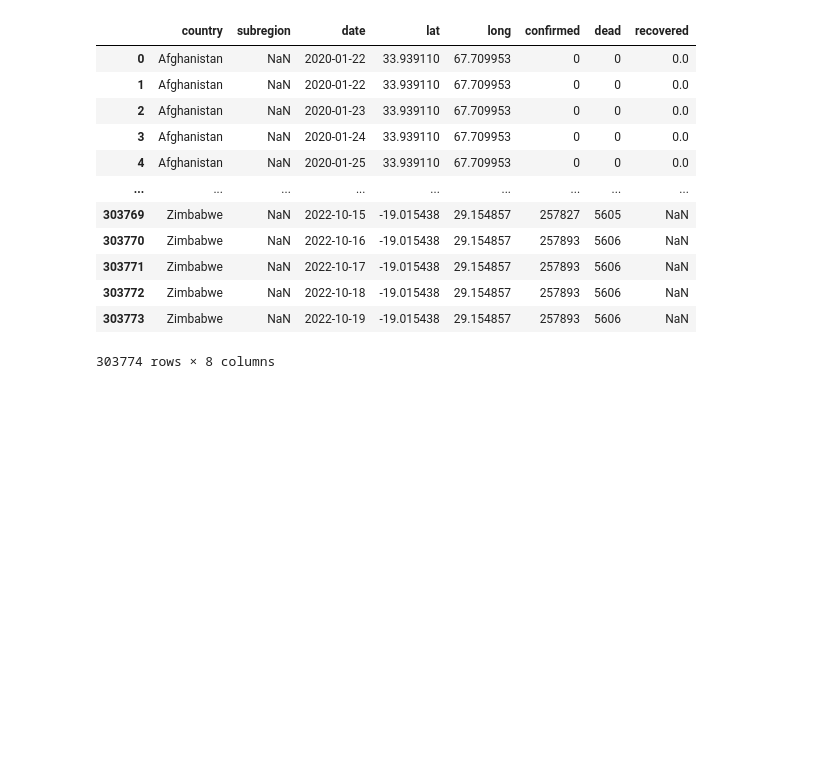
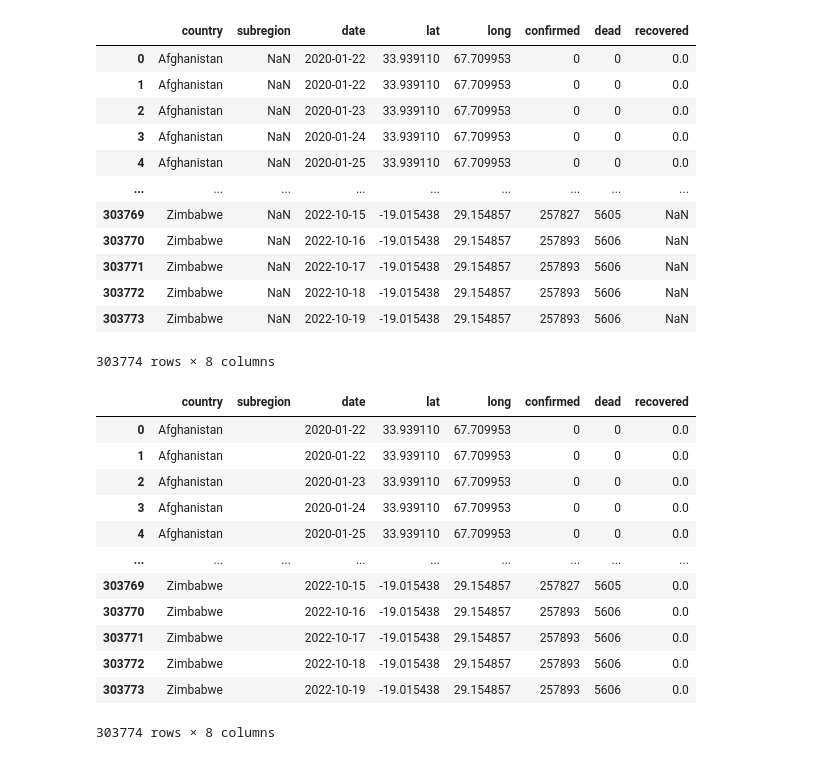
Before and after one commit to diego59x/laboratorio8_DataScience, a Jupyter notebook: lab8.ipynb, the cells around one changed output. Saved outputs shown, nothing was run; the diff lists cells and outputs as text; code cells hidden in the pictures; blank space fills up the shorter version.

```diff
--- a/lab8.ipynb
+++ b/lab8.ipynb
@@ -109,2 +109,17 @@ profile
 # %%
 # Casos
+df_AllData
+# %% [output]
+|  | country | subregion | date | lat | long | confirmed | dead | recovered |
+| 0 | Afghanistan |  | 2020-01-22 | 33.939110 | 67.709953 | 0 | 0 | 0.0 |
+| 1 | Afghanistan |  | 2020-01-22 | 33.939110 | 67.709953 | 0 | 0 | 0.0 |
+| 2 | Afghanistan |  | 2020-01-23 | 33.939110 | 67.709953 | 0 | 0 | 0.0 |
+| 3 | Afghanistan |  | 2020-01-24 | 33.939110 | 67.709953 | 0 | 0 | 0.0 |
+| 4 | Afghanistan |  | 2020-01-25 | 33.939110 | 67.709953 | 0 | 0 | 0.0 |
+| ... | ... | ... | ... | ... | ... | ... | ... | ... |
+| 303769 | Zimbabwe |  | 2022-10-15 | -19.015438 | 29.154857 | 257827 | 5605 | 0.0 |
+| 303770 | Zimbabwe |  | 2022-10-16 | -19.015438 | 29.154857 | 257893 | 5606 | 0.0 |
+| 303771 | Zimbabwe |  | 2022-10-17 | -19.015438 | 29.154857 | 257893 | 5606 | 0.0 |
+| 303772 | Zimbabwe |  | 2022-10-18 | -19.015438 | 29.154857 | 257893 | 5606 | 0.0 |
+| 303773 | Zimbabwe |  | 2022-10-19 | -19.015438 | 29.154857 | 257893 | 5606 | 0.0 |
+303774 rows × 8 columns
```
Also changed, not shown: parts of 5 cells of this notebook.
